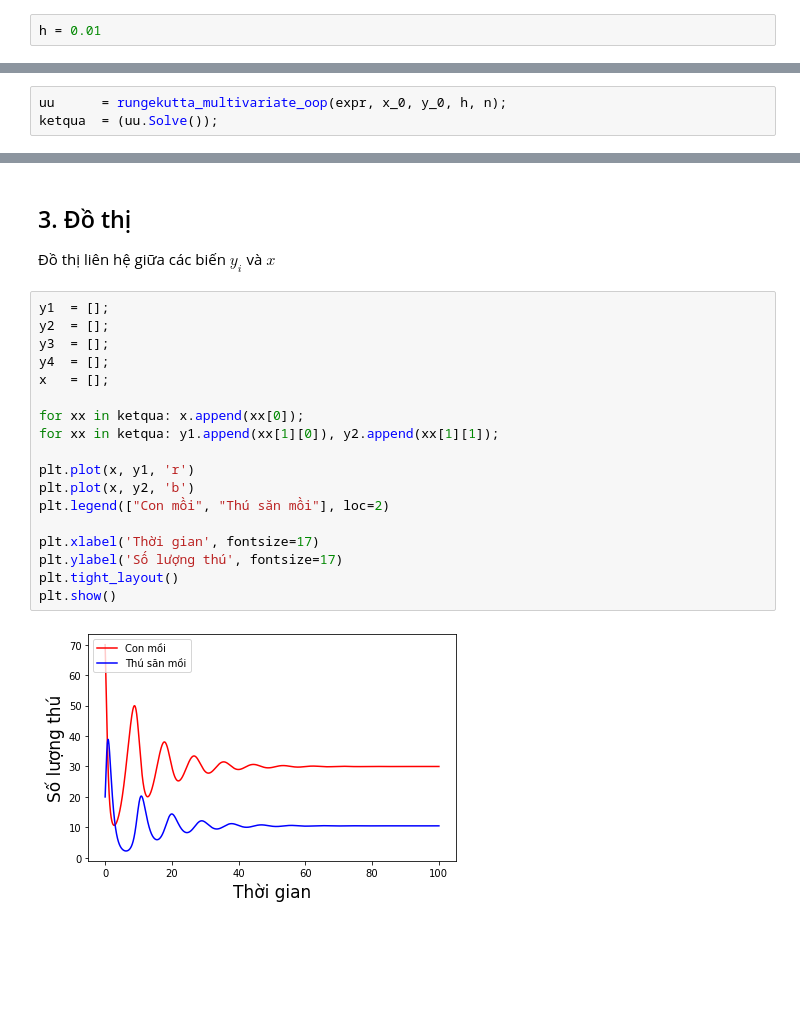
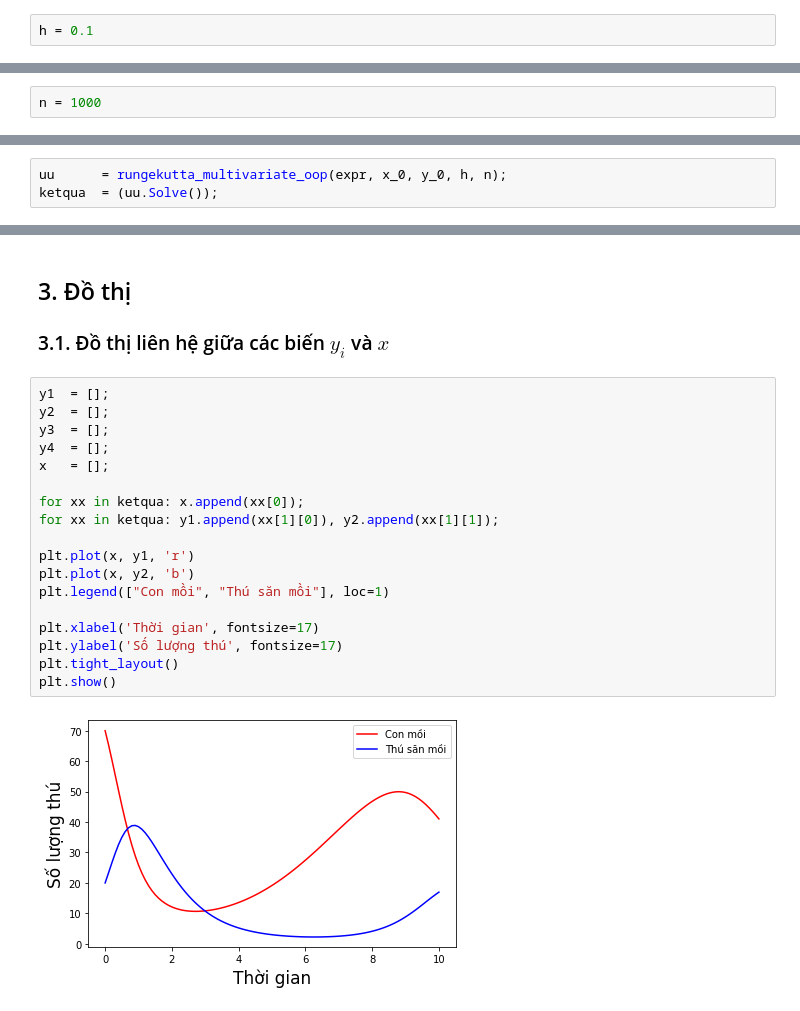
Before and after one commit to Talented-K64MI/MI3040-Numerical-Analysis, a Jupyter notebook: Topic 5 - Solving Differential Equations/28.Runge_Kutta/main_rungekutta_multivar.ipynb, the cells around one changed output, grey strips where cells are left out. Cells and saved outputs as stored; diff of their text form; blank space fills up the shorter version.

Commit message:
Chỉnh sửa lại UI cho đẹp - RK đa biến

```diff
--- a/Topic 5 - Solving Differential Equations/28.Runge_Kutta/main_rungekutta_multivar.ipynb
+++ b/Topic 5 - Solving Differential Equations/28.Runge_Kutta/main_rungekutta_multivar.ipynb
@@ -45,6 +45,6 @@ y_0 = [70, 20]
 # %% [markdown]
 Nhập khoảng cách giữa 2 điểm liên tiếp $h = x_{i} - x_{i-1}$
 # %%
-h = 0.01
+h = 0.1
 # %% [markdown]
 Nhập số mốc của lưới điểm $n$
@@ -53,3 +51,5 @@ n = int(100/0.01)
+# %%
+n = 1000
 # %% [markdown]
 ## 2. Giải PTVP và in ra kết quả
 Cấp chính xác:
@@ -89,24 +89,24 @@ Phương pháp Runge-Kutta 4 nấc với hoàn tất với lưới điểm sau,
 # %% [markdown]
 ## 3. Đồ thị
-Đồ thị liên hệ giữa các biến $y_{i}$ và $x$
+### 3.1. Đồ thị liên hệ giữa các biến $y_{i}$ và $x$
 # %%
 y1  = [];
 y2  = [];
 y3  = [];
 y4  = [];
 x   = [];
 
 for xx in ketqua: x.append(xx[0]);
 for xx in ketqua: y1.append(xx[1][0]), y2.append(xx[1][1]);
 
 plt.plot(x, y1, 'r')
 plt.plot(x, y2, 'b')
-plt.legend(["Con mồi", "Thú săn mồi"], loc=2)
+plt.legend(["Con mồi", "Thú săn mồi"], loc=1)
 
 plt.xlabel('Thời gian', fontsize=17)
 plt.ylabel('Số lượng thú', fontsize=17)
 plt.tight_layout()
 plt.show()
 # %% [output]
-[figure, old version]
+[figure, new version]
 # %% [markdown]
```
Also changed, not shown: parts of 4 cells of this notebook.
